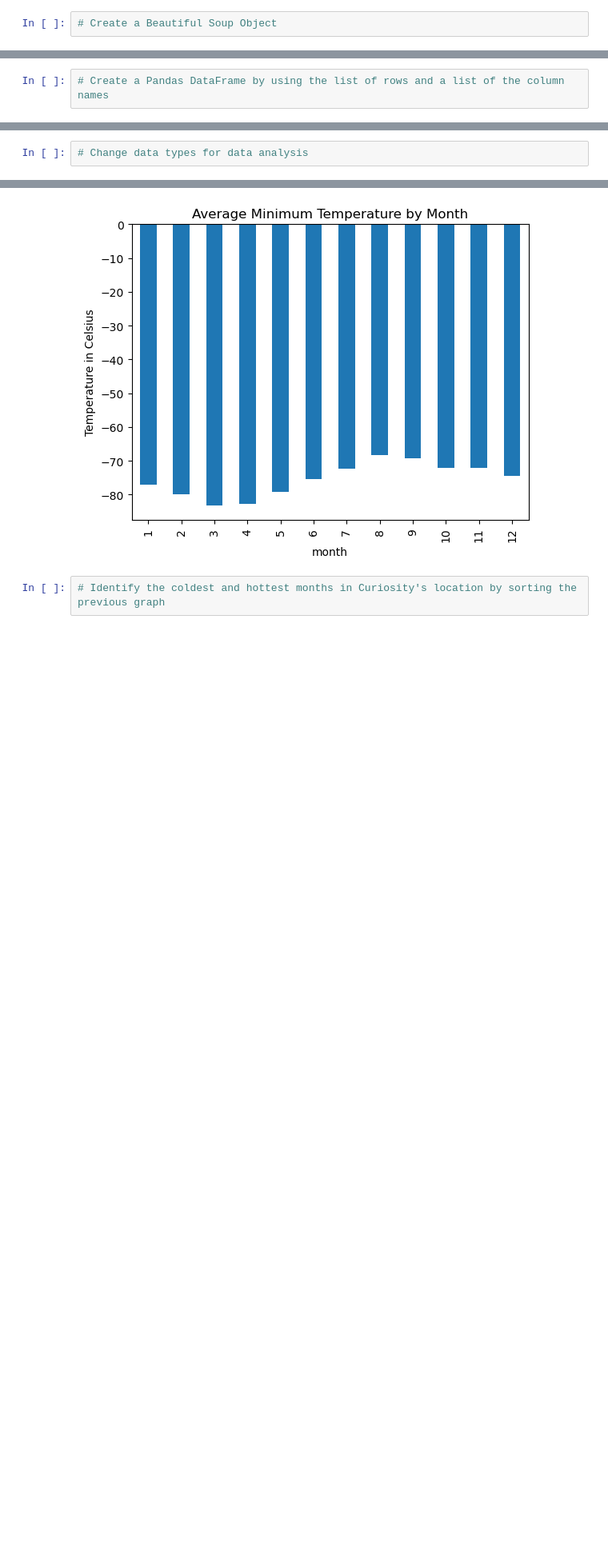
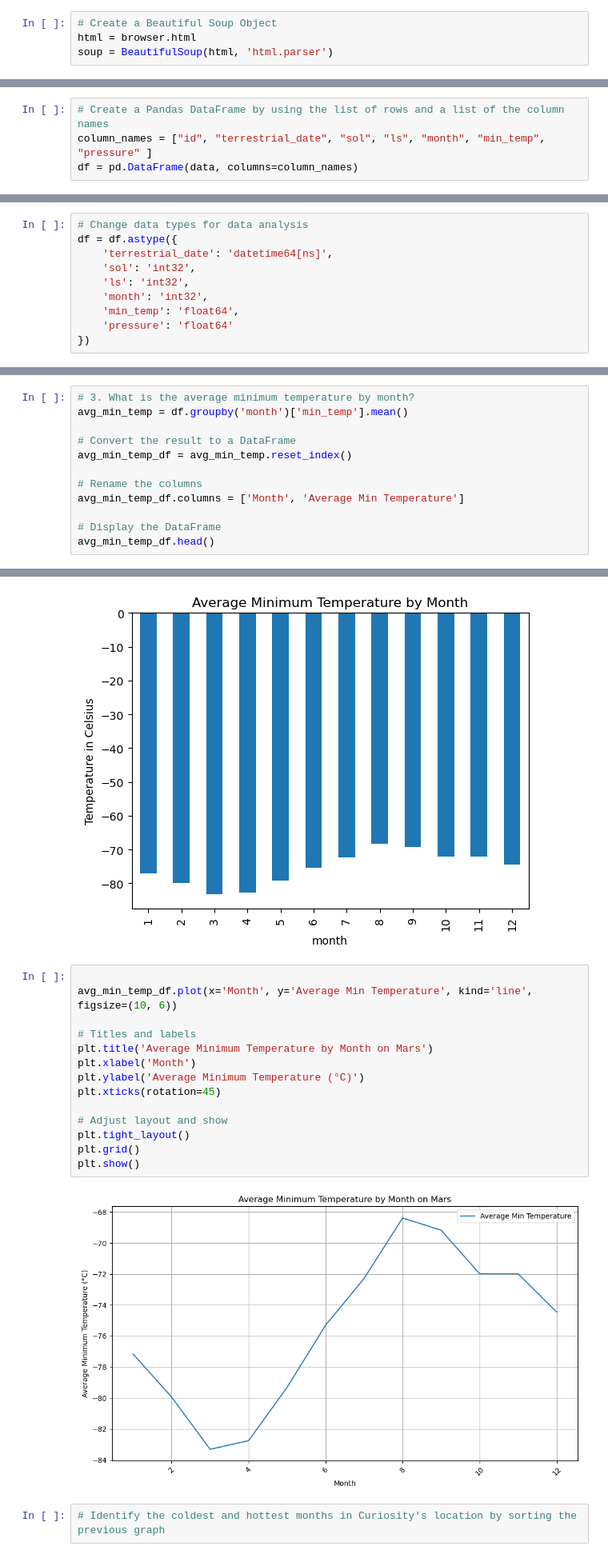
Before and after one commit to mascee/mars-challenge, a Jupyter notebook: part_2_mars_weather.ipynb, the cells around one changed output, grey strips where cells are left out. Shown: that part at 80% size. Cells and saved outputs as stored; diff of their text form; blank space fills up the shorter version.

```diff
--- a/part_2_mars_weather.ipynb
+++ b/part_2_mars_weather.ipynb
@@ -28,5 +28,7 @@ Create a Beautiful Soup object and use it to scrape the data in the HTML table.
 Note that this can also be achieved by using the Pandas `read_html` function. However, use Beautiful Soup here to continue sharpening your web scraping skills.
 # %%
 # Create a Beautiful Soup Object
+html = browser.html
+soup = BeautifulSoup(html, 'html.parser')
 # %%
 # Extract all rows of data
@@ -50,4 +87,6 @@ Assemble the scraped data into a Pandas DataFrame. The columns should have the s
 # %%
 # Create a Pandas DataFrame by using the list of rows and a list of the column names
+column_names = ["id", "terrestrial_date", "sol", "ls", "month", "min_temp", "pressure" ]
+df = pd.DataFrame(data, columns=column_names)
 # %%
 # Confirm DataFrame was created successfully
@@ -77,5 +118,13 @@ pressure            object
 dtype: object
 # %%
 # Change data types for data analysis
+df = df.astype({
+    'terrestrial_date': 'datetime64[ns]',
+    'sol': 'int32',
+    'ls': 'int32',
+    'month': 'int32',
+    'min_temp': 'float64',
+    'pressure': 'float64'
+})
 # %%
 # Confirm type changes were successful by examining data types again
@@ -131,0 +171,12 @@ Name: min_temp, dtype: float64
+# %%
+# 3. What is the average minimum temperature by month?
+avg_min_temp = df.groupby('month')['min_temp'].mean()
+
+# Convert the result to a DataFrame
+avg_min_temp_df = avg_min_temp.reset_index()
+
+# Rename the columns
+avg_min_temp_df.columns = ['Month', 'Average Min Temperature']
+
+# Display the DataFrame
+avg_min_temp_df.head()
@@ -133,6 +191,22 @@ Name: min_temp, dtype: float64
 # Plot the average minimum temperature by month
 # %% [output]
 [figure]
+# %%
+
+avg_min_temp_df.plot(x='Month', y='Average Min Temperature', kind='line', figsize=(10, 6))
+
+# Titles and labels
+plt.title('Average Minimum Temperature by Month on Mars')
+plt.xlabel('Month')
+plt.ylabel('Average Minimum Temperature (°C)')
+plt.xticks(rotation=45)
+
+# Adjust layout and show
+plt.tight_layout()
+plt.grid()
+plt.show()
+# %% [output]
+[figure, added]
 # %%
 # Identify the coldest and hottest months in Curiosity's location by sorting the previous graph
 # %% [output]
```
Also changed, not shown: parts of 10 cells of this notebook.
